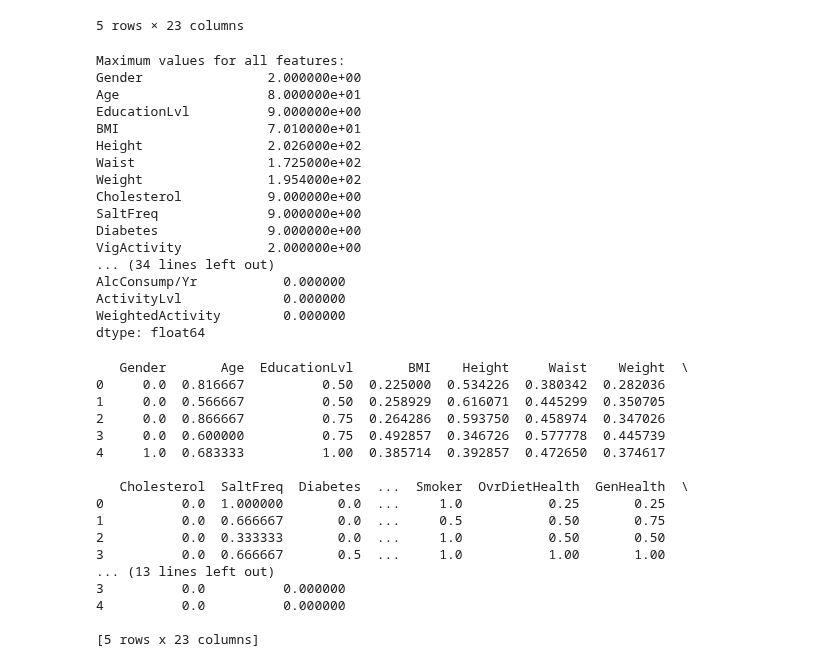
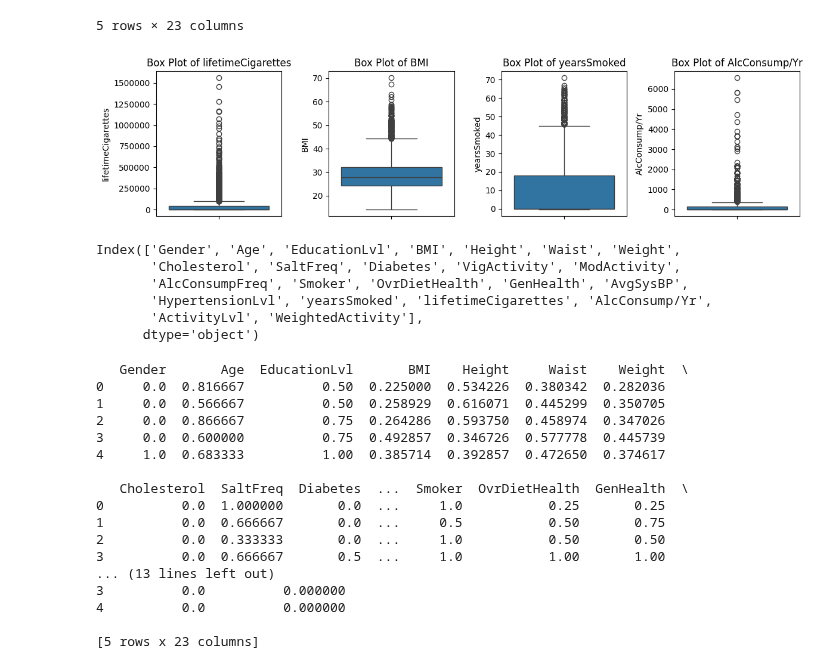
Before and after one commit to samcohen1/HypertensionML, a Jupyter notebook: newSimpleML.ipynb, the cells around one changed output. Drawn from its saved outputs; the diff is of its cells as text; code cells hidden in the pictures.

```diff
--- a/newSimpleML.ipynb
+++ b/newSimpleML.ipynb
@@ -400,29 +400,39 @@ conditions = (
 )
 filtered_df = df[conditions]
 df.drop(df[conditions].index, inplace=True)
-# %%
-# Print the maximum values for all features
-print("Maximum values for all features:")
-print(df.max())
-
-# Print the minimum values for all features
-print("Minimum values for all features:")
-print(df.min())
-# %% [output]
-Maximum values for all features:
-Gender                2.000000e+00
-Age                   8.000000e+01
-EducationLvl          9.000000e+00
-BMI                   7.010000e+01
-Height                2.026000e+02
-Waist                 1.725000e+02
-Weight                1.954000e+02
-Cholesterol           9.000000e+00
-SaltFreq              9.000000e+00
-Diabetes              9.000000e+00
-VigActivity           2.000000e+00
-... (34 lines left out)
-AlcConsump/Yr           0.000000
-ActivityLvl             0.000000
-WeightedActivity        0.000000
-dtype: float64
+# %%
+
+# Create a figure and axis
+fig, ax = plt.subplots(1, 4, figsize=(12, 3))
+
+# Create a box plot for Age
+sns.boxplot(y=df['lifetimeCigarettes'], ax=ax[0])
+ax[0].set_title('Box Plot of lifetimeCigarettes')
+
+ax[0].yaxis.set_major_formatter(ScalarFormatter(useOffset=False))
+ax[0].ticklabel_format(style='plain', axis='y')
+
+# Create a box plot for BMI
+sns.boxplot(y=df['BMI'], ax=ax[1])
+ax[1].set_title('Box Plot of BMI')
+
+sns.boxplot(y=df['yearsSmoked'], ax=ax[2])
+ax[2].set_title('Box Plot of yearsSmoked')
+
+sns.boxplot(y=df['AlcConsump/Yr'], ax=ax[3])
+ax[3].set_title('Box Plot of AlcConsump/Yr')
+
+# Display the plots
+plt.tight_layout()
+plt.show()
+# %% [output]
+[figure, added]
+# %%
+df.columns
+# %% [output]
+Index(['Gender', 'Age', 'EducationLvl', 'BMI', 'Height', 'Waist', 'Weight',
+       'Cholesterol', 'SaltFreq', 'Diabetes', 'VigActivity', 'ModActivity',
+       'AlcConsumpFreq', 'Smoker', 'OvrDietHealth', 'GenHealth', 'AvgSysBP',
+       'HypertensionLvl', 'yearsSmoked', 'lifetimeCigarettes', 'AlcConsump/Yr',
+       'ActivityLvl', 'WeightedActivity'],
+      dtype='object')
```
Also changed, not shown: parts of 5 cells of this notebook, 15 other files.
